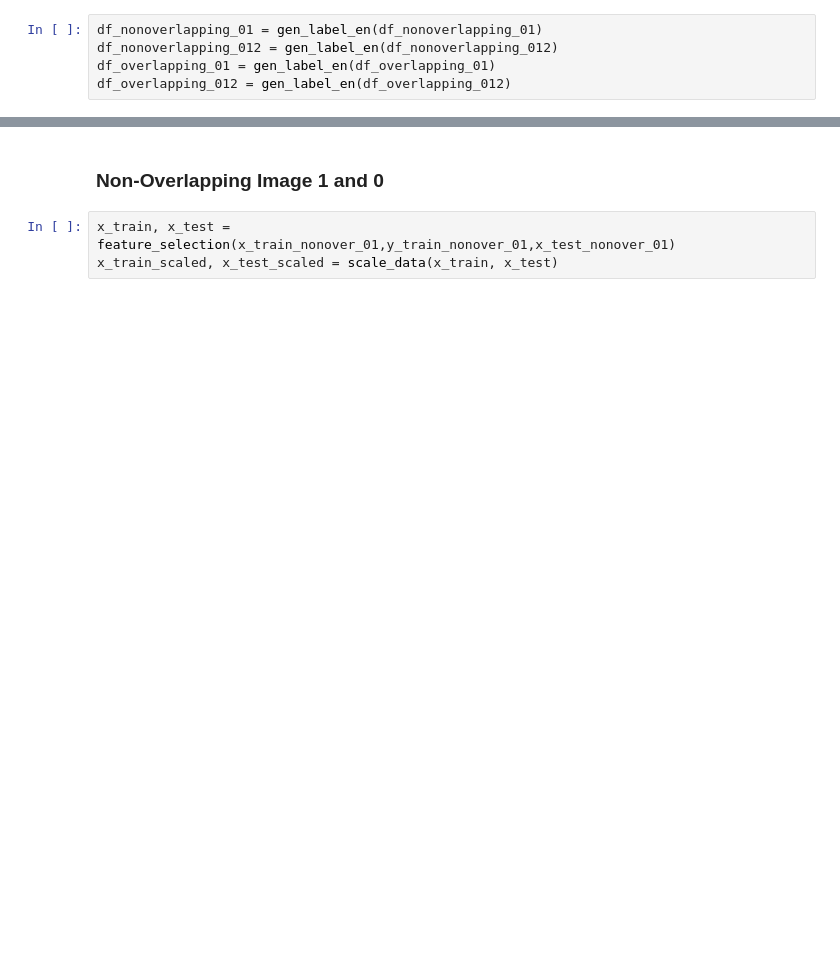
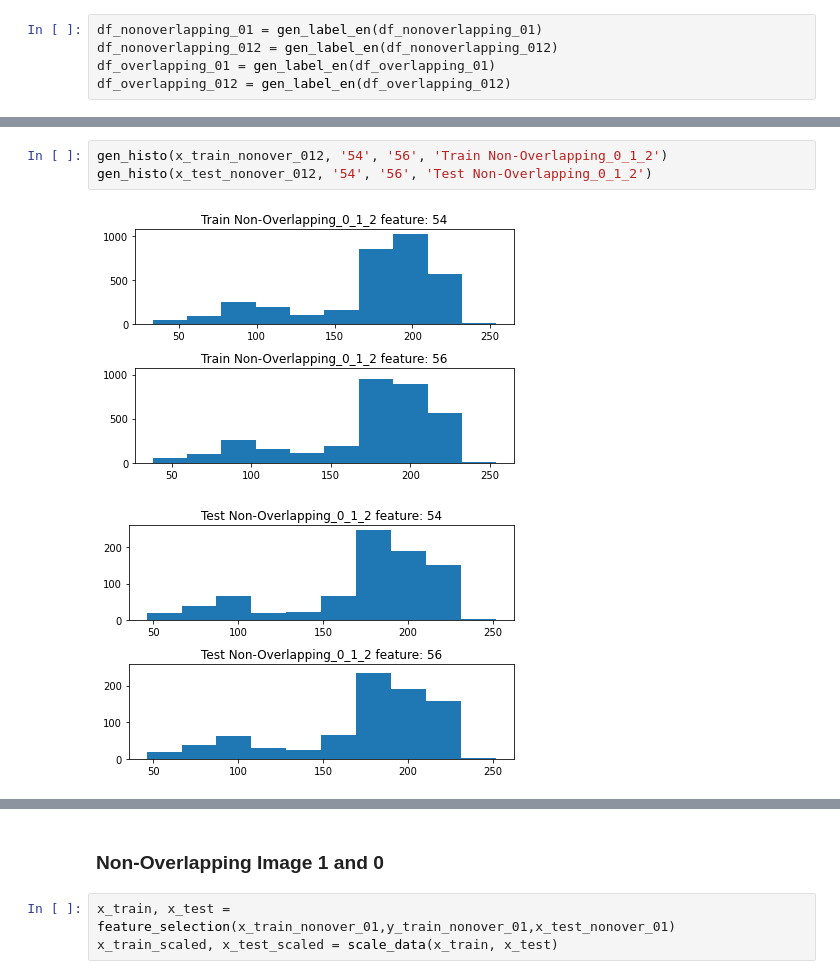
Before and after one commit to vathanahim/image_analysis, a Jupyter notebook: Part_2/code/Assignment2.ipynb, the cells around one changed output, grey strips where cells are left out. Drawn from its saved outputs; the diff is of its cells as text; blank space fills up the shorter version.

```diff
--- a/Part_2/code/Assignment2.ipynb
+++ b/Part_2/code/Assignment2.ipynb
@@ -66,0 +72,6 @@ x_train_over_012, x_test_over_012, y_train_over_012, y_test_over_012 = gen_train
+# %%
+gen_histo(x_train_nonover_012, '54', '56', 'Train Non-Overlapping_0_1_2')
+gen_histo(x_test_nonover_012, '54', '56', 'Test Non-Overlapping_0_1_2')
+# %% [output]
+[figure, added]
+[figure, added]
```
Also changed, not shown: parts of 33 cells of this notebook.
